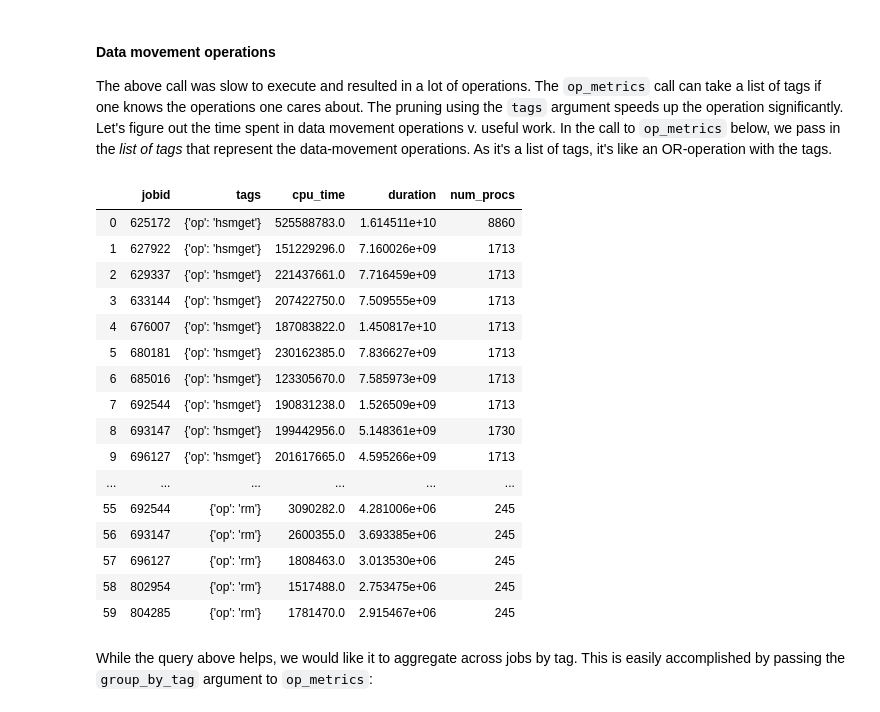
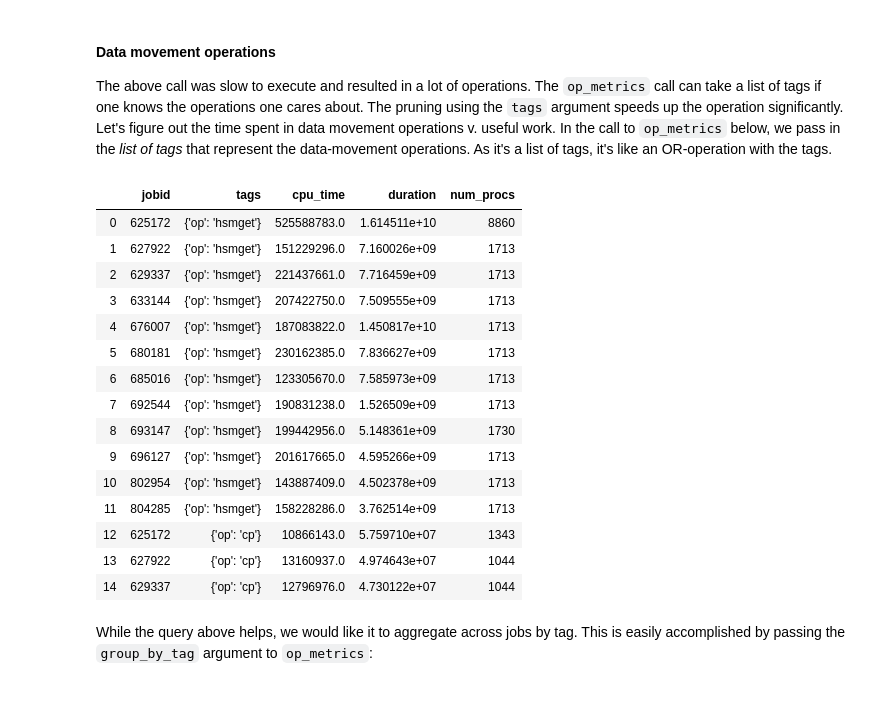
Before and after one commit to ilaflott/epmt, a Jupyter notebook: notebooks/Query-API.ipynb, the cells around one changed output. Cells and saved outputs as stored; diff of their text form; code cells hidden in the pictures.

```diff
--- a/notebooks/Query-API.ipynb
+++ b/notebooks/Query-API.ipynb
@@ -564,25 +572,25 @@ an OR-operation with the tags.
 # %%
 dm_tags = ['op:hsmget', 'op:cp', 'op:dmget', 'op:gcp', 'op:mv', 'op:untar', 'op:tar', 'op:rm']
 dm_ops_df = eq.op_metrics(jobs, tags = dm_tags)
-dm_ops_df[['jobid', 'tags', 'cpu_time', 'duration', 'num_procs']]
+# only showing the first 15 rows
+dm_ops_df[['jobid', 'tags', 'cpu_time', 'duration', 'num_procs']][:15]
 # %% [output]
 |  | jobid | tags | cpu_time | duration | num_procs |
 | 0 | 625172 | {'op': 'hsmget'} | 525588783.0 | 1.614511e+10 | 8860 |
 | 1 | 627922 | {'op': 'hsmget'} | 151229296.0 | 7.160026e+09 | 1713 |
 | 2 | 629337 | {'op': 'hsmget'} | 221437661.0 | 7.716459e+09 | 1713 |
 | 3 | 633144 | {'op': 'hsmget'} | 207422750.0 | 7.509555e+09 | 1713 |
 | 4 | 676007 | {'op': 'hsmget'} | 187083822.0 | 1.450817e+10 | 1713 |
 | 5 | 680181 | {'op': 'hsmget'} | 230162385.0 | 7.836627e+09 | 1713 |
 | 6 | 685016 | {'op': 'hsmget'} | 123305670.0 | 7.585973e+09 | 1713 |
 | 7 | 692544 | {'op': 'hsmget'} | 190831238.0 | 1.526509e+09 | 1713 |
 | 8 | 693147 | {'op': 'hsmget'} | 199442956.0 | 5.148361e+09 | 1730 |
 | 9 | 696127 | {'op': 'hsmget'} | 201617665.0 | 4.595266e+09 | 1713 |
-| ... | ... | ... | ... | ... | ... |
-| 55 | 692544 | {'op': 'rm'} | 3090282.0 | 4.281006e+06 | 245 |
-| 56 | 693147 | {'op': 'rm'} | 2600355.0 | 3.693385e+06 | 245 |
-| 57 | 696127 | {'op': 'rm'} | 1808463.0 | 3.013530e+06 | 245 |
-| 58 | 802954 | {'op': 'rm'} | 1517488.0 | 2.753475e+06 | 245 |
-| 59 | 804285 | {'op': 'rm'} | 1781470.0 | 2.915467e+06 | 245 |
+| 10 | 802954 | {'op': 'hsmget'} | 143887409.0 | 4.502378e+09 | 1713 |
+| 11 | 804285 | {'op': 'hsmget'} | 158228286.0 | 3.762514e+09 | 1713 |
+| 12 | 625172 | {'op': 'cp'} | 10866143.0 | 5.759710e+07 | 1343 |
+| 13 | 627922 | {'op': 'cp'} | 13160937.0 | 4.974643e+07 | 1044 |
+| 14 | 629337 | {'op': 'cp'} | 12796976.0 | 4.730122e+07 | 1044 |
 # %% [markdown]
 While the query above helps, we would like it to aggregate across jobs by tag. This
 is easily accomplished by passing the <a name="group-by-tag">`group_by_tag`</a>
```
Also changed, not shown: parts of 20 cells of this notebook.
